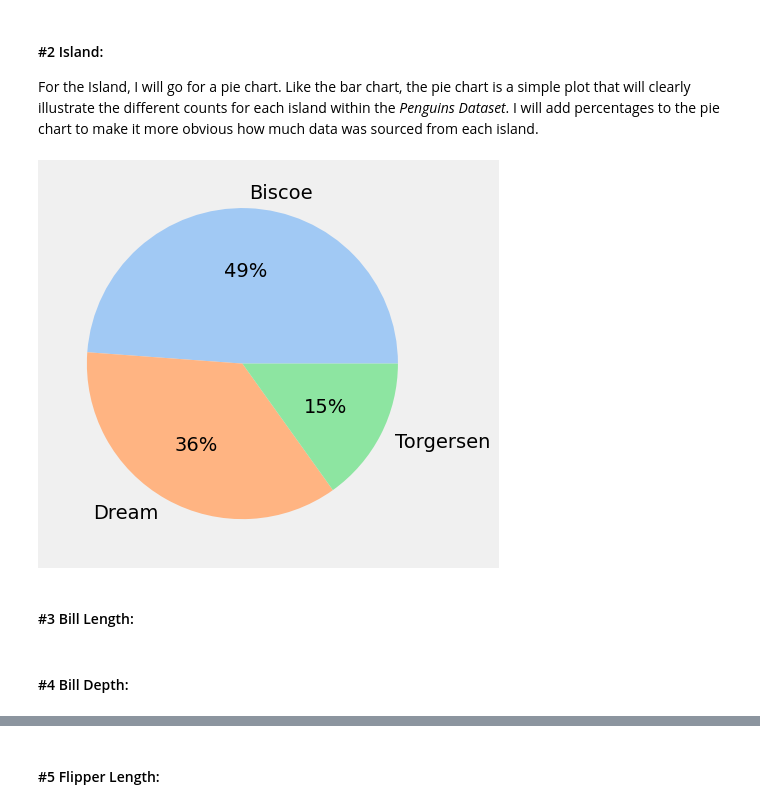
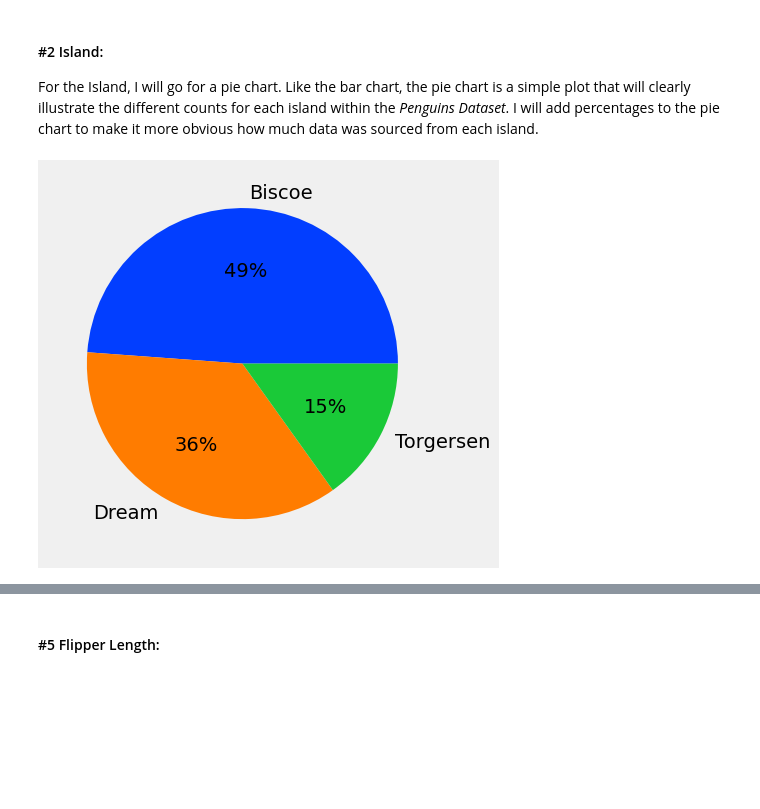
Before and after one commit to turps-pc90/fund_data, a Jupyter notebook: tasks.ipynb, the cells around one changed output, grey strips where cells are left out. Cells and saved outputs as stored; diff of their text form; code cells hidden in the pictures; blank space fills up the shorter version.

```diff
--- a/tasks.ipynb
+++ b/tasks.ipynb
@@ -611,16 +611,12 @@ For the Island, I will go for a pie chart. Like the bar chart, the pie chart is
 # %%
 # Count the number of each island in the penguins_neat DF
 island_counts = penguins_neat['island'].value_counts()
 
-# Use pastel colour palette
-colours = sns.set_palette('pastel')
+# Use 'bright' colour palette
+colours = sns.set_palette('bright')
 
 # Plot pie chart
 plt.pie(island_counts, labels=island_counts.index, autopct='%.0f%%', colors=colours)
 plt.show()
 # %% [output]
-[figure, old version]
+[figure, new version]
-# %% [markdown]
-#### #3 Bill Length:
-# %% [markdown]
-#### #4 Bill Depth:
```
Also changed, not shown: parts of 4 cells of this notebook.
